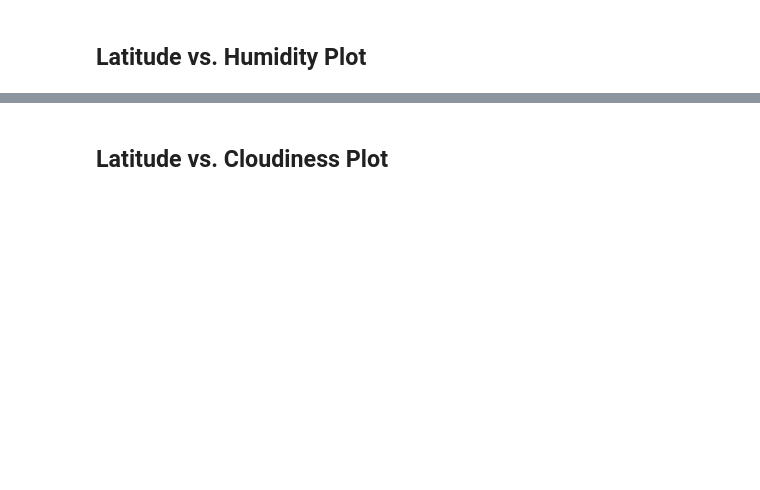
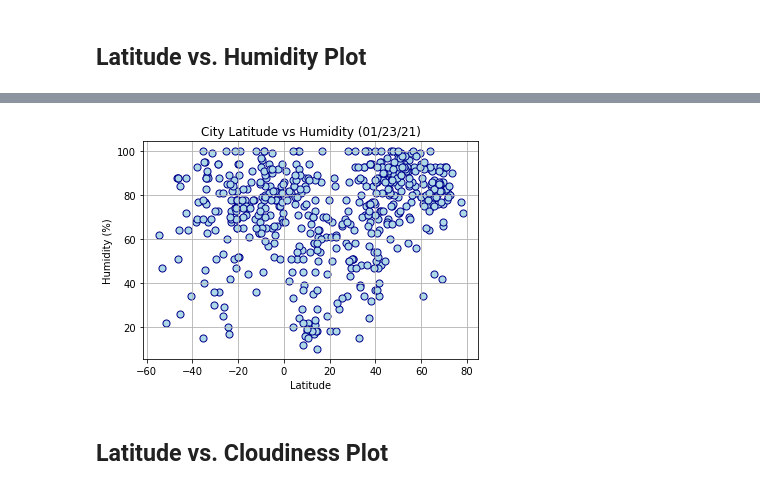
Before and after one commit to delery7/python-api-challenge, a Jupyter notebook: WeatherPy/WeatherPy.ipynb, the cells around one changed output, grey strips where cells are left out. Drawn from its saved outputs; the diff is of its cells as text; code cells hidden in the pictures; blank space fills up the shorter version.

```diff
--- a/WeatherPy/WeatherPy.ipynb
+++ b/WeatherPy/WeatherPy.ipynb
@@ -252,2 +258,14 @@ cities_clean.describe()
+# %%
+chart2 = cities_clean.plot.scatter(x='Lat',
+                      y='Humidity',
+                      c='LightBlue',edgecolors='DarkBlue', s=50)
+
+plt.title("City Latitude vs Humidity (01/23/21)")
+plt.xlabel("Latitude")
+plt.ylabel("Humidity (%)")
+plt.grid()
+plt.savefig('Figure 2.png')
+# %% [output]
+[figure, added]
 # %% [markdown]
 ## Latitude vs. Cloudiness Plot
```
Also changed, not shown: parts of 24 cells of this notebook, 4 other files.
